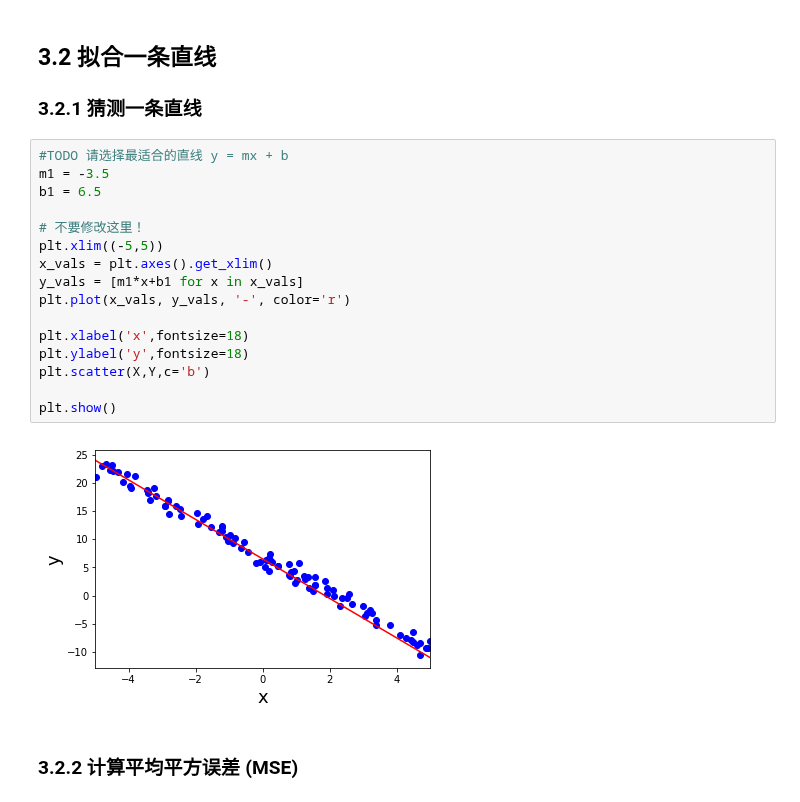
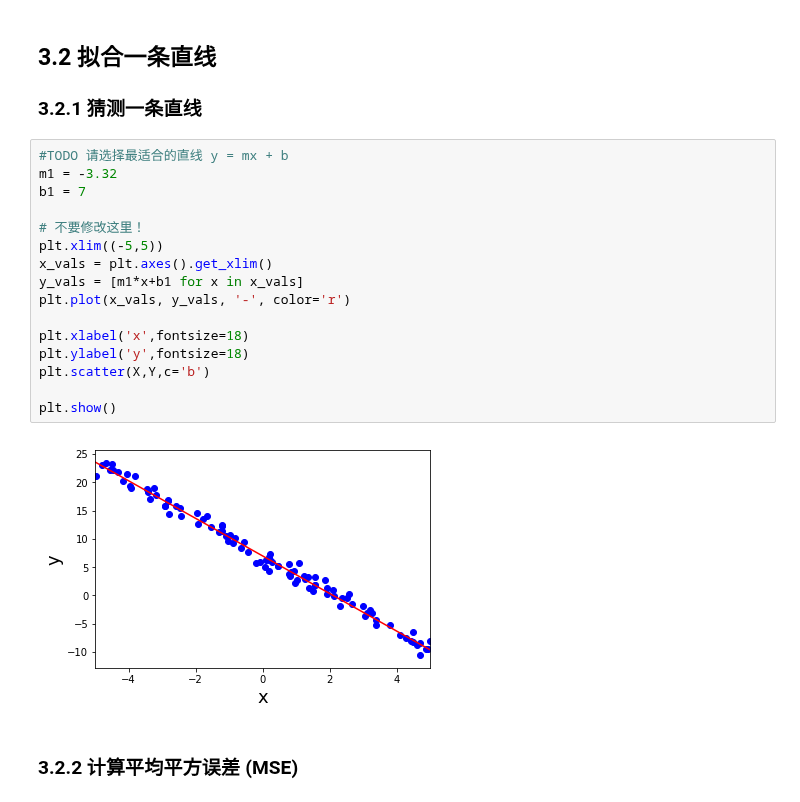
Before and after one commit to edwardpan/udacity_homework, a Jupyter notebook: machinelearning1/P4/linear_regression_project.ipynb, the cells around one changed output. Saved outputs shown, nothing was run; the diff lists cells and outputs as text.

```diff
--- a/machinelearning1/P4/linear_regression_project.ipynb
+++ b/machinelearning1/P4/linear_regression_project.ipynb
@@ -474,22 +476,22 @@ plt.show()
 ### 3.2.1 猜测一条直线
 # %%
 #TODO 请选择最适合的直线 y = mx + b
-m1 = -3.5
-b1 = 6.5
+m1 = -3.32
+b1 = 7
 
 # 不要修改这里！
 plt.xlim((-5,5))
 x_vals = plt.axes().get_xlim()
 y_vals = [m1*x+b1 for x in x_vals]
 plt.plot(x_vals, y_vals, '-', color='r')
 
 plt.xlabel('x',fontsize=18)
 plt.ylabel('y',fontsize=18)
 plt.scatter(X,Y,c='b')
 
 plt.show()
 # %% [output]
-[figure, old version]
+[figure, new version]
 # %% [markdown]
 ### 3.2.2 计算平均平方误差 (MSE)
 # %% [markdown]
```
Also changed, not shown: parts of 12 cells of this notebook.
